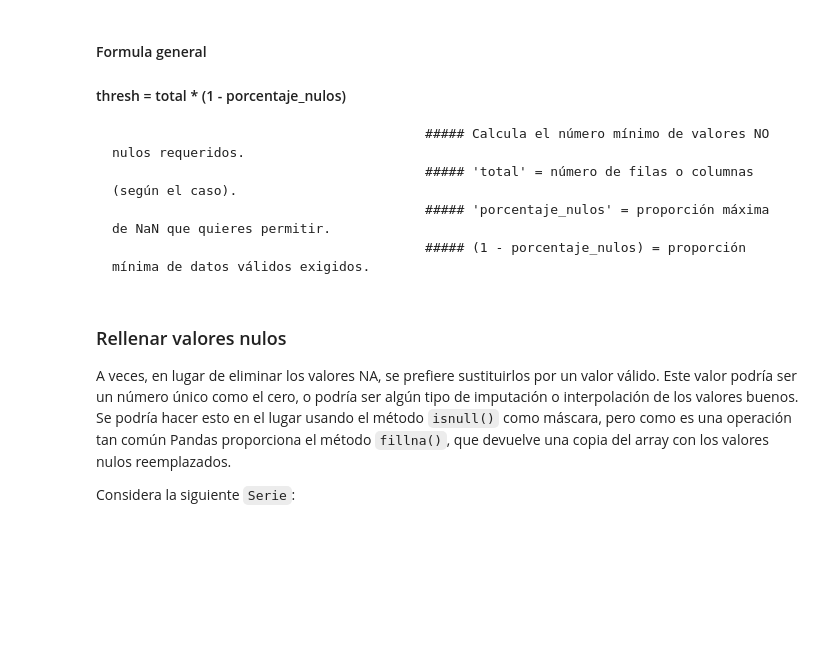
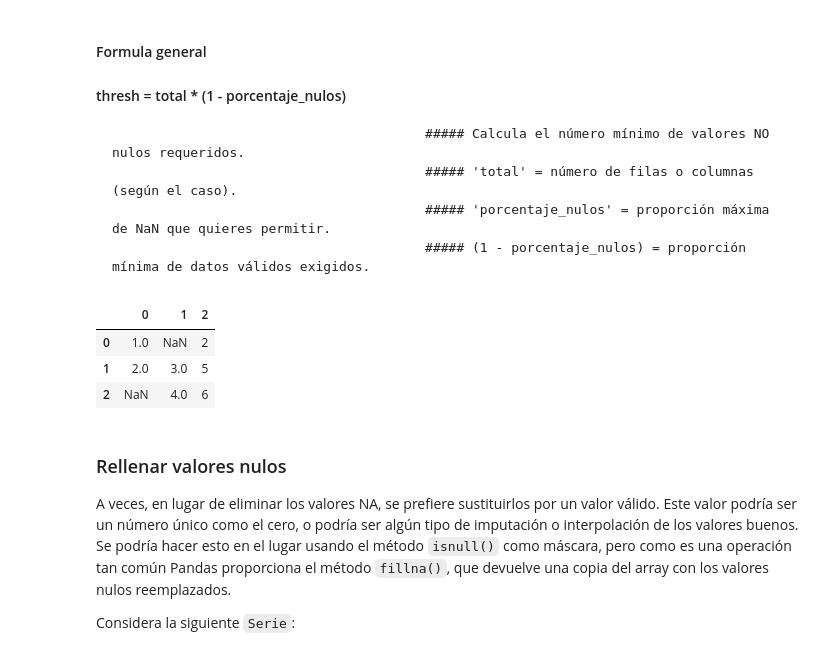
Before and after one commit to mrborjabarber/2509_dsft_thebridge_valencia, a Jupyter notebook: 2_data_analysis/2-Pandas/Teoría/2_Null_Values(borja).ipynb, the cells around one changed output. Cells and saved outputs as stored; diff of their text form; code cells hidden in the pictures; blank space fills up the shorter version.

```diff
--- a/2_data_analysis/2-Pandas/Teoría/2_Null_Values(borja).ipynb
+++ b/2_data_analysis/2-Pandas/Teoría/2_Null_Values(borja).ipynb
@@ -235,3 +371,27 @@ Para un control más preciso, el parámetro ``thresh`` permite especificar un n
+# %%
+#threshold
+
+df
+
+
+#Elimina las filas que tenga al menos 3 valore No nulos (se conservan las filas con >3 datos validos )
+df.dropna(axis="rows", thresh=3)
+
+
+#Calcula el tanto por ciento del numero total de columnas
+len(df.columns)*0.75
+
+#Elimina las filas que no tienen al menos el 75% de valores NO nulos
+
+df.dropna(axis = "rows" , thresh=len(df.columns)*0.7)
+
+#para hacerlo con columnas
+df.dropna(axis="columns" , thresh=len(df)*0.5)
+# %% [output]
+|  | 0 | 1 | 2 |
+| 0 | 1.0 | NaN | 2 |
+| 1 | 2.0 | 3.0 | 5 |
+| 2 | NaN | 4.0 | 6 |
 # %% [markdown]
 ### Rellenar valores nulos
 
```
Also changed, not shown: parts of 46 cells of this notebook.
